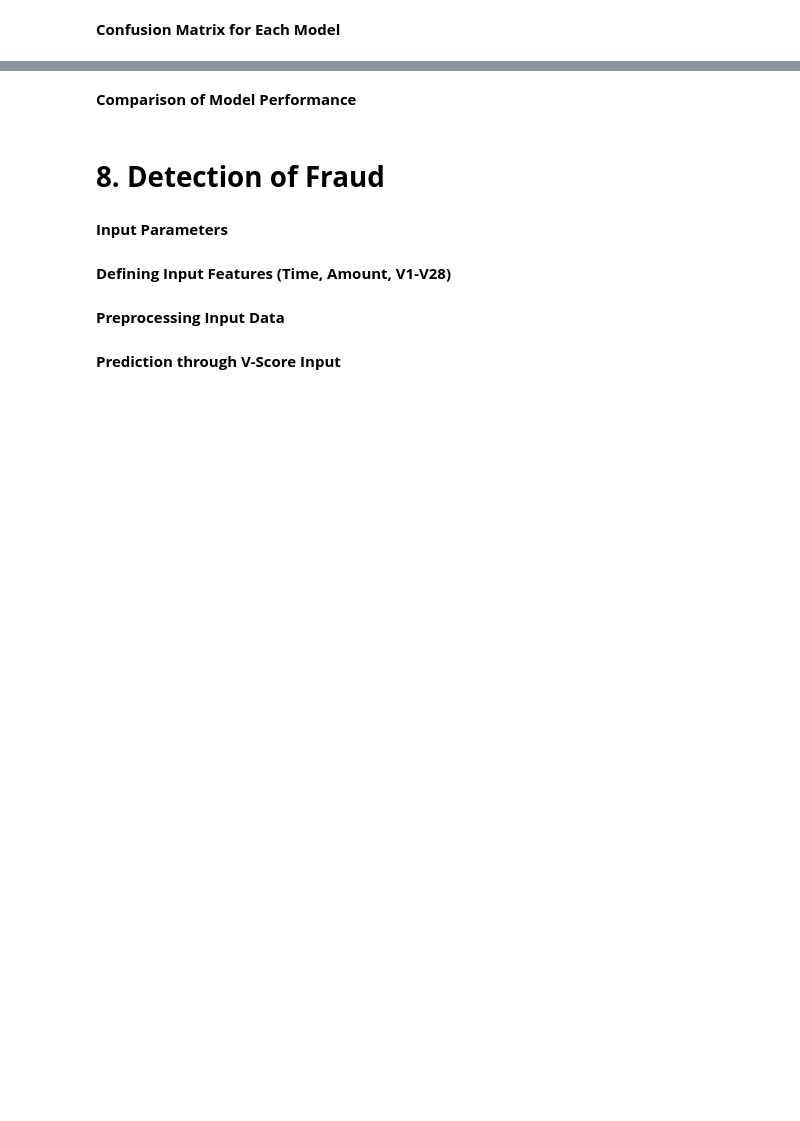
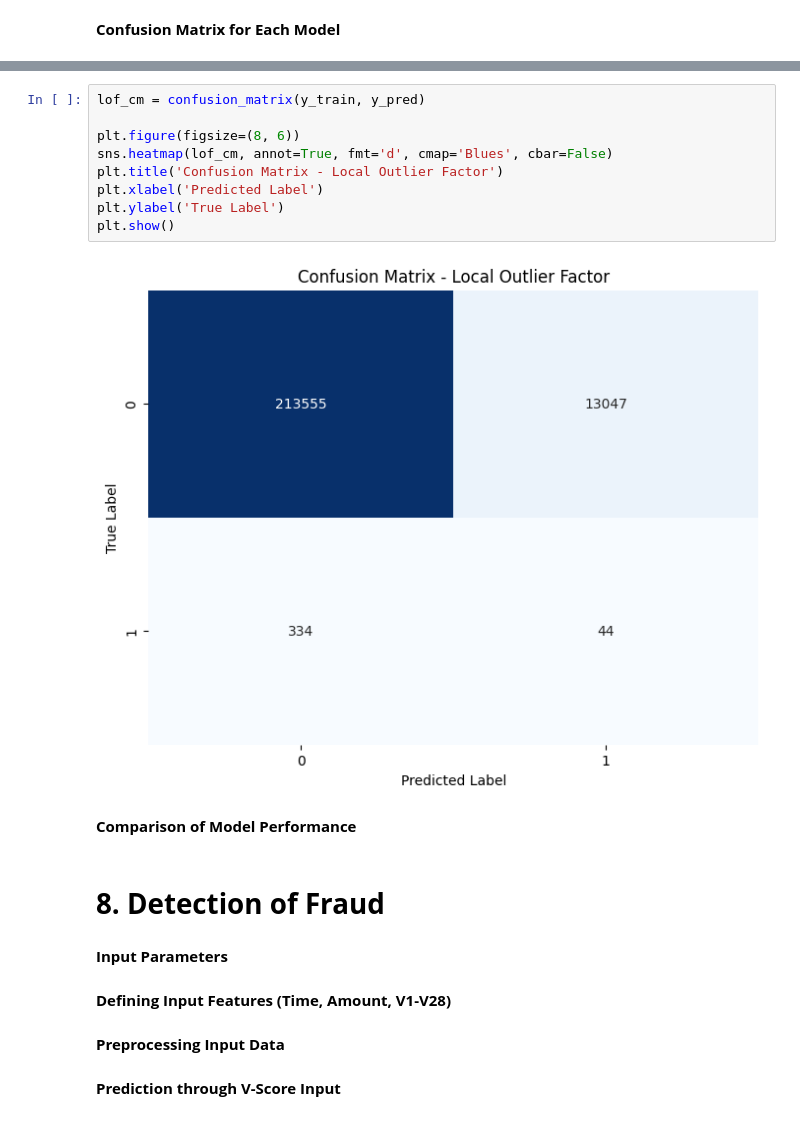
Before and after one commit to moridin04/CCADMACL-Research, a Jupyter notebook: Fraud_Detection_Program.ipynb, the cells around one changed output, grey strips where cells are left out. Drawn from its saved outputs; the diff is of its cells as text; blank space fills up the shorter version.

```diff
--- a/Fraud_Detection_Program.ipynb
+++ b/Fraud_Detection_Program.ipynb
@@ -687,3 +708,14 @@ metrics_df.head()
+# %%
+lof_cm = confusion_matrix(y_train, y_pred)
+
+plt.figure(figsize=(8, 6))
+sns.heatmap(lof_cm, annot=True, fmt='d', cmap='Blues', cbar=False)
+plt.title('Confusion Matrix - Local Outlier Factor')
+plt.xlabel('Predicted Label')
+plt.ylabel('True Label')
+plt.show()
+# %% [output]
+[figure, added]
 # %% [markdown]
 **Comparison of Model Performance**
 # %% [markdown]
```
Also changed, not shown: parts of 4 cells of this notebook.
